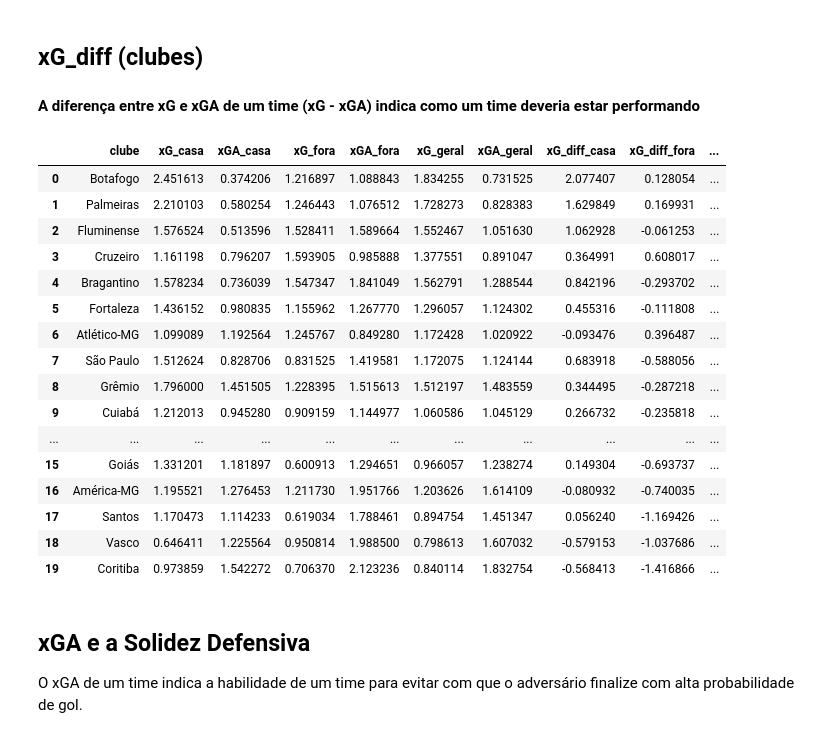
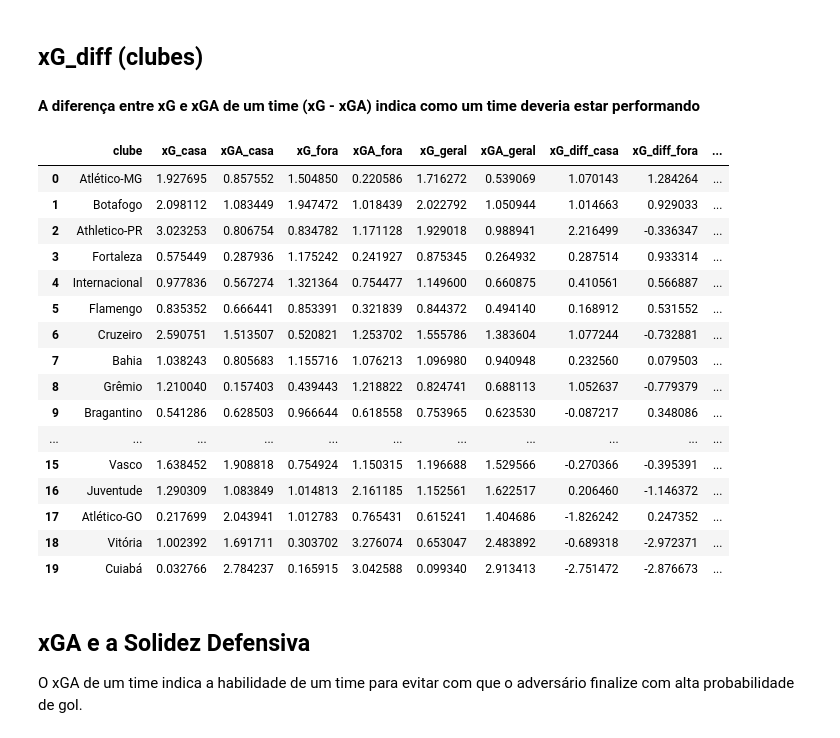
Before and after one commit to patalanov/gm-ml, a Jupyter notebook: xG_v3.ipynb, the cells around one changed output. Drawn from its saved outputs; the diff is of its cells as text; code cells hidden in the pictures.

Commit message:
commit pro Paulo

```diff
--- a/xG_v3.ipynb
+++ b/xG_v3.ipynb
@@ -748,17 +781,17 @@ Outra vantagem da curva ROC é que se optássemos por usar outras técnicas de c
 - Ângulo
 - Cabeçada
 # %%
-train_5 = df_finalizacoes[['Goal','Metros','xG_angle_degrees','xG_vertical_angle_degrees','ContraAtaque','header']].copy()
-x_train_5, x_test_5, y_train_5, y_test_5 = train_test_split(train_5.drop('Goal',axis=1),
-                                                    train_5['Goal'], test_size=0.20,
-                                                    random_state=10)
+# train_5 = df_finalizacoes[['Goal','Metros','xG_angle_degrees','xG_vertical_angle_degrees','ContraAtaque','header']].copy()
+# x_train_5, x_test_5, y_train_5, y_test_5 = train_test_split(train_5.drop('Goal',axis=1),
+#                                                     train_5['Goal'], test_size=0.20,
+#                                                     random_state=10)
 
-lgm_5 = LogisticRegression(fit_intercept=False,solver='lbfgs')
-lgm_5.fit(x_train_5,y_train_5)
+# lgm_5 = LogisticRegression(fit_intercept=False,solver='lbfgs')
+# lgm_5.fit(x_train_5,y_train_5)
 
-y_pred = lgm_5.predict_proba(x_test_5)[:,1]
-y_hat = lgm_5.predict_proba(train_5.drop('Goal',axis=1))[:,1]
-y_hat.shape
+# y_pred = lgm_5.predict_proba(x_test_5)[:,1]
+# y_hat = lgm_5.predict_proba(train_5.drop('Goal',axis=1))[:,1]
+# y_hat.shape
 # %% [output]
 (956,)
 # %% [markdown]
@@ -1185,5 +1218,5 @@ df_geral = xgboost_xG(df=df_finalizacoes)
 #df_geral = logistic_regression_xG(df=df_finalizacoes)
 
 # filtrar apenas lances do campeonato brasileiro
-df_brasileiro = df_geral.loc[(df_finalizacoes['Torneio']=='Brasileiro')&(df_finalizacoes['Edicao']==2023)]
+df_brasileiro = df_geral.loc[(df_finalizacoes['Torneio']=='Brasileiro')&(df_finalizacoes['Edicao']==2024)]
 # %% [output]
@@ -1243,0 +1320,6 @@ df_cartola = pd.read_csv(file_name, compression='gzip', low_memory=False)
+# %%
+from calls import get_equipes_sde
+
+_, clubes_e_ids, _ = get_equipes_sde(2024)
+times_dict = clubes_e_ids
+times_dict_r = {v:k for k, v in times_dict.items()}
@@ -1814,6 +1964,8 @@ df_xg_mando = df_xg_mando.groupby('clube_id')[['xG_casa','xGA_casa','xG_fora', '
 df_xg_mando['clube'] = df_xg_mando['clube_id'].map(times_dict_r)
 # ordem des ejada das coluas
 df_xg_mando = df_xg_mando[['clube', 'xG_casa', 'xGA_casa', 'xG_fora', 'xGA_fora']]
-df_xg_mando.dropna()
+#df_xg_mando.dropna()
+df_xg_mando = df_xg_mando.fillna(0)
+df_xg_mando
 # %% [output]
 |  | clube | xG_casa | xGA_casa | xG_fora | xGA_fora |
@@ -1899,32 +2055,34 @@ df_xg_saldo
 # %%
 df_xg_diff= df_xg_mando.copy()
 
 df_xg_diff['xG_geral'] = (df_xg_diff['xG_casa'] + df_xg_diff['xG_fora'])/2
 df_xg_diff['xGA_geral'] = (df_xg_diff['xGA_casa'] + df_xg_diff['xGA_fora'])/2
 df_xg_diff['xG_diff_casa'] = df_xg_diff['xG_casa'] - df_xg_diff['xGA_casa']
 df_xg_diff['xG_diff_fora'] = df_xg_diff['xG_fora'] - df_xg_diff['xGA_fora']
 df_xg_diff['xG_diff_geral'] = df_xg_diff['xG_geral'] - df_xg_diff['xGA_geral']
 
+df_xg_diff = df_xg_diff.fillna(0)
+
 df_xg_diff = df_xg_diff.sort_values(by='xG_diff_geral',ascending=False).reset_index(drop=True)
-df_xg_diff.dropna()
+df_xg_diff
 # %% [output]
 |  | clube | xG_casa | xGA_casa | xG_fora | xGA_fora | xG_geral | xGA_geral | xG_diff_casa | xG_diff_fora | ... |
-| 0 | Botafogo | 2.451613 | 0.374206 | 1.216897 | 1.088843 | 1.834255 | 0.731525 | 2.077407 | 0.128054 | ... |
-| 1 | Palmeiras | 2.210103 | 0.580254 | 1.246443 | 1.076512 | 1.728273 | 0.828383 | 1.629849 | 0.169931 | ... |
-| 2 | Fluminense | 1.576524 | 0.513596 | 1.528411 | 1.589664 | 1.552467 | 1.051630 | 1.062928 | -0.061253 | ... |
-| 3 | Cruzeiro | 1.161198 | 0.796207 | 1.593905 | 0.985888 | 1.377551 | 0.891047 | 0.364991 | 0.608017 | ... |
-| 4 | Bragantino | 1.578234 | 0.736039 | 1.547347 | 1.841049 | 1.562791 | 1.288544 | 0.842196 | -0.293702 | ... |
-| 5 | Fortaleza | 1.436152 | 0.980835 | 1.155962 | 1.267770 | 1.296057 | 1.124302 | 0.455316 | -0.111808 | ... |
-| 6 | Atlético-MG | 1.099089 | 1.192564 | 1.245767 | 0.849280 | 1.172428 | 1.020922 | -0.093476 | 0.396487 | ... |
-| 7 | São Paulo | 1.512624 | 0.828706 | 0.831525 | 1.419581 | 1.172075 | 1.124144 | 0.683918 | -0.588056 | ... |
-| 8 | Grêmio | 1.796000 | 1.451505 | 1.228395 | 1.515613 | 1.512197 | 1.483559 | 0.344495 | -0.287218 | ... |
-| 9 | Cuiabá | 1.212013 | 0.945280 | 0.909159 | 1.144977 | 1.060586 | 1.045129 | 0.266732 | -0.235818 | ... |
+| 0 | Atlético-MG | 1.927695 | 0.857552 | 1.504850 | 0.220586 | 1.716272 | 0.539069 | 1.070143 | 1.284264 | ... |
+| 1 | Botafogo | 2.098112 | 1.083449 | 1.947472 | 1.018439 | 2.022792 | 1.050944 | 1.014663 | 0.929033 | ... |
+| 2 | Athletico-PR | 3.023253 | 0.806754 | 0.834782 | 1.171128 | 1.929018 | 0.988941 | 2.216499 | -0.336347 | ... |
+| 3 | Fortaleza | 0.575449 | 0.287936 | 1.175242 | 0.241927 | 0.875345 | 0.264932 | 0.287514 | 0.933314 | ... |
+| 4 | Internacional | 0.977836 | 0.567274 | 1.321364 | 0.754477 | 1.149600 | 0.660875 | 0.410561 | 0.566887 | ... |
+| 5 | Flamengo | 0.835352 | 0.666441 | 0.853391 | 0.321839 | 0.844372 | 0.494140 | 0.168912 | 0.531552 | ... |
+| 6 | Cruzeiro | 2.590751 | 1.513507 | 0.520821 | 1.253702 | 1.555786 | 1.383604 | 1.077244 | -0.732881 | ... |
+| 7 | Bahia | 1.038243 | 0.805683 | 1.155716 | 1.076213 | 1.096980 | 0.940948 | 0.232560 | 0.079503 | ... |
+| 8 | Grêmio | 1.210040 | 0.157403 | 0.439443 | 1.218822 | 0.824741 | 0.688113 | 1.052637 | -0.779379 | ... |
+| 9 | Bragantino | 0.541286 | 0.628503 | 0.966644 | 0.618558 | 0.753965 | 0.623530 | -0.087217 | 0.348086 | ... |
 | ... | ... | ... | ... | ... | ... | ... | ... | ... | ... | ... |
-| 15 | Goiás | 1.331201 | 1.181897 | 0.600913 | 1.294651 | 0.966057 | 1.238274 | 0.149304 | -0.693737 | ... |
-| 16 | América-MG | 1.195521 | 1.276453 | 1.211730 | 1.951766 | 1.203626 | 1.614109 | -0.080932 | -0.740035 | ... |
-| 17 | Santos | 1.170473 | 1.114233 | 0.619034 | 1.788461 | 0.894754 | 1.451347 | 0.056240 | -1.169426 | ... |
-| 18 | Vasco | 0.646411 | 1.225564 | 0.950814 | 1.988500 | 0.798613 | 1.607032 | -0.579153 | -1.037686 | ... |
-| 19 | Coritiba | 0.973859 | 1.542272 | 0.706370 | 2.123236 | 0.840114 | 1.832754 | -0.568413 | -1.416866 | ... |
+| 15 | Vasco | 1.638452 | 1.908818 | 0.754924 | 1.150315 | 1.196688 | 1.529566 | -0.270366 | -0.395391 | ... |
+| 16 | Juventude | 1.290309 | 1.083849 | 1.014813 | 2.161185 | 1.152561 | 1.622517 | 0.206460 | -1.146372 | ... |
+| 17 | Atlético-GO | 0.217699 | 2.043941 | 1.012783 | 0.765431 | 0.615241 | 1.404686 | -1.826242 | 0.247352 | ... |
+| 18 | Vitória | 1.002392 | 1.691711 | 0.303702 | 3.276074 | 0.653047 | 2.483892 | -0.689318 | -2.972371 | ... |
+| 19 | Cuiabá | 0.032766 | 2.784237 | 0.165915 | 3.042588 | 0.099340 | 2.913413 | -2.751472 | -2.876673 | ... |
 # %% [markdown]
 ## xGA e a Solidez Defensiva
 O xGA de um time indica a habilidade de um time para evitar com que o adversário finalize com alta probabilidade de gol.
```
Also changed, not shown: parts of 101 cells of this notebook, 13 other files.
